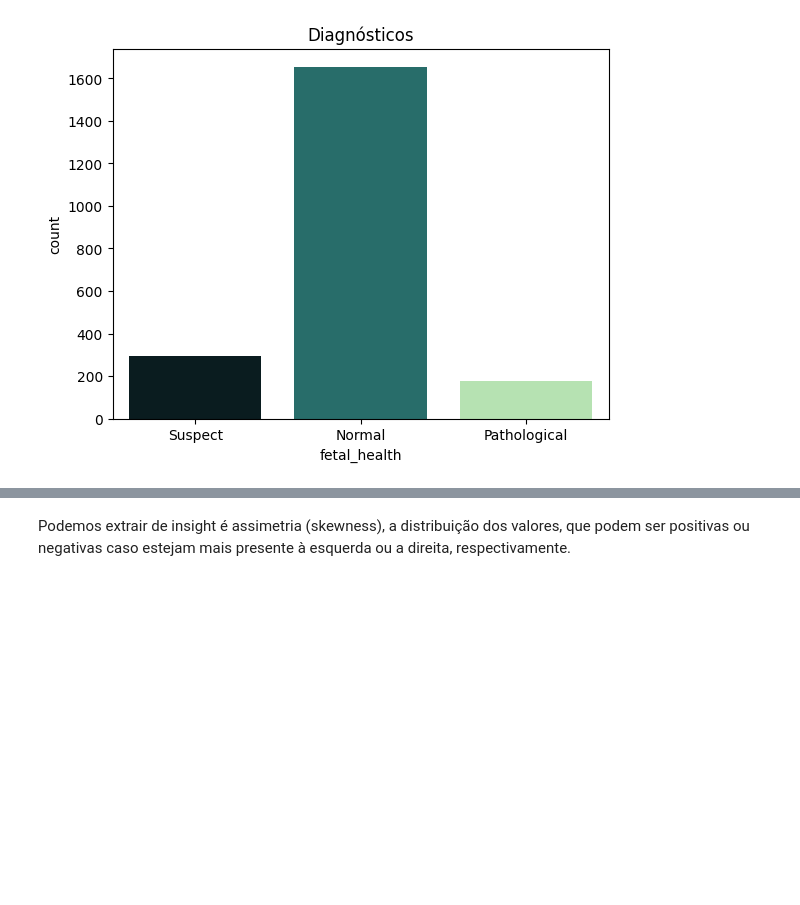
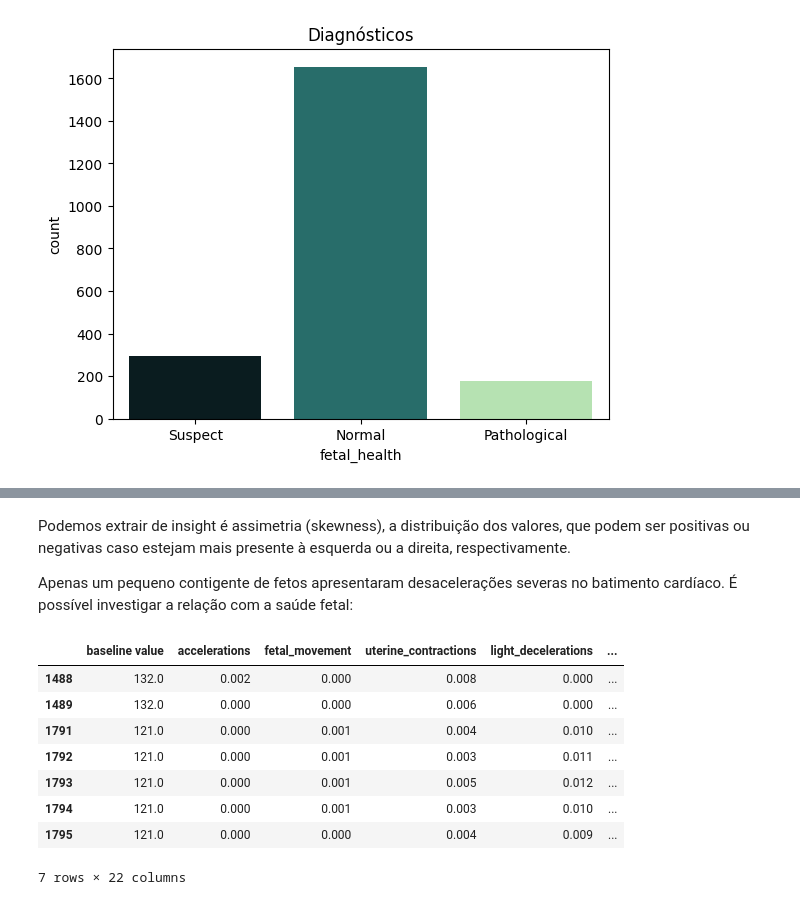
Before and after one commit to Curesharp/curesharp-datascience, a Jupyter notebook: analiseexploratoria.ipynb, the cells around one changed output, grey strips where cells are left out. Drawn from its saved outputs; the diff is of its cells as text; code cells hidden in the pictures; blank space fills up the shorter version.

```diff
--- a/analiseexploratoria.ipynb
+++ b/analiseexploratoria.ipynb
@@ -231,2 +233,18 @@ data_hist_plot = fetal_health.hist(figsize = (30,30), color = "#1D7874")
 # %% [markdown]
 Podemos extrair de insight é assimetria (skewness), a distribuição dos valores, que podem ser positivas ou negativas caso estejam mais presente à esquerda ou a direita, respectivamente.
+
+Apenas um pequeno contigente de fetos apresentaram desacelerações severas no batimento cardíaco. É possível investigar a relação com a saúde fetal:
+# %%
+# Filtrando apenas fileiras onde a desaceleração da
+# frequência cardíaca é de 0.001
+fetal_health[fetal_health['severe_decelerations'] >= 0.001]
+# %% [output]
+|  | baseline value | accelerations | fetal_movement | uterine_contractions | light_decelerations | ... |
+| 1488 | 132.0 | 0.002 | 0.000 | 0.008 | 0.000 | ... |
+| 1489 | 132.0 | 0.000 | 0.000 | 0.006 | 0.000 | ... |
+| 1791 | 121.0 | 0.000 | 0.001 | 0.004 | 0.010 | ... |
+| 1792 | 121.0 | 0.000 | 0.001 | 0.003 | 0.011 | ... |
+| 1793 | 121.0 | 0.000 | 0.001 | 0.005 | 0.012 | ... |
+| 1794 | 121.0 | 0.000 | 0.001 | 0.003 | 0.010 | ... |
+| 1795 | 121.0 | 0.000 | 0.000 | 0.004 | 0.009 | ... |
+7 rows × 22 columns
```
Also changed, not shown: parts of 5 cells of this notebook.
